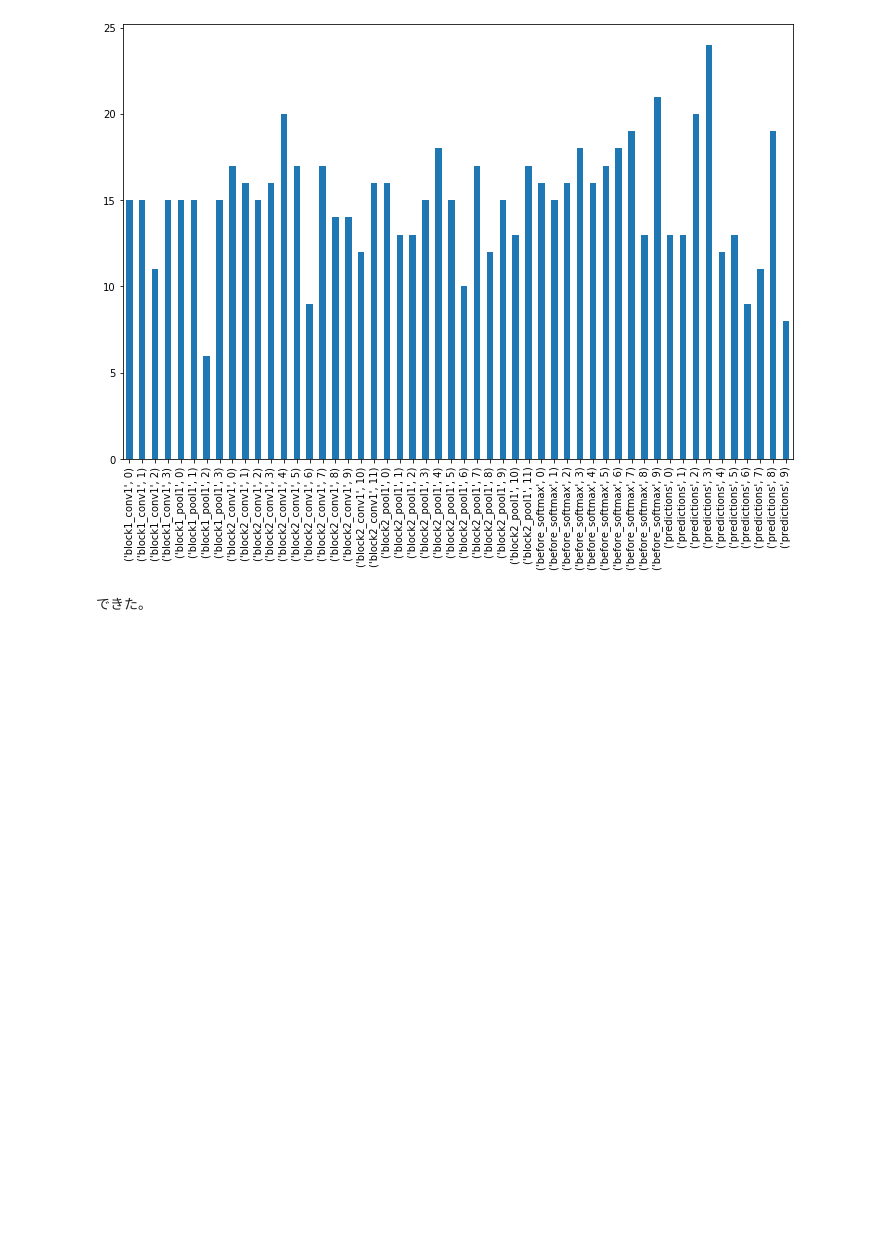
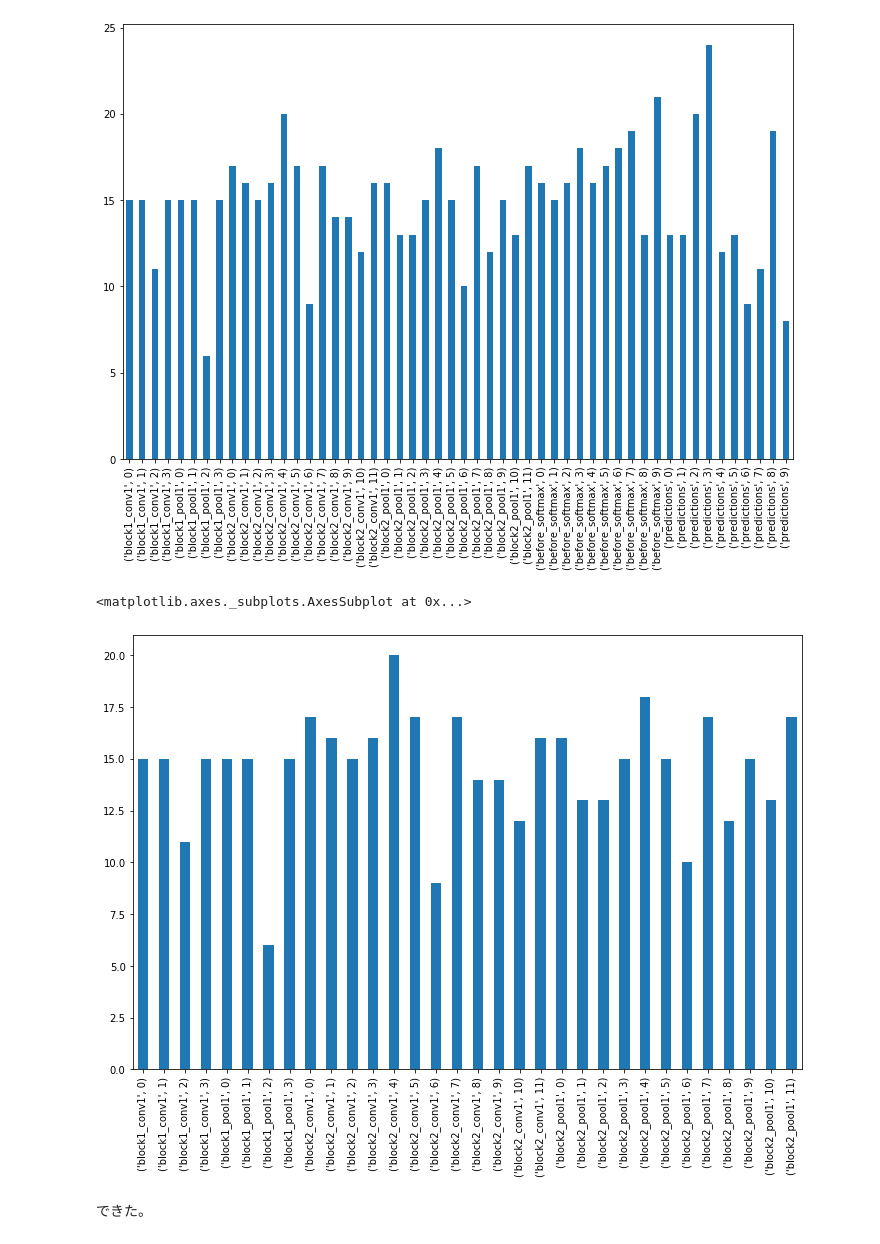
Before and after one commit to isshii/de4test, a Jupyter notebook: DeepXplore/DeepXplore_04_01_result_01_20200209_0046_02.ipynb, the cells around one changed output. Cells and saved outputs as stored; diff of their text form; code cells hidden in the pictures; blank space fills up the shorter version.

```diff
--- a/DeepXplore/DeepXplore_04_01_result_01_20200209_0046_02.ipynb
+++ b/DeepXplore/DeepXplore_04_01_result_01_20200209_0046_02.ipynb
@@ -277,5 +278,12 @@ df5_scale.sum().plot(kind = "bar")
 # %% [output]
 <matplotlib.axes._subplots.AxesSubplot at 0x...>
 [figure]
+# %%
+fig, axes = plt.subplots(figsize=(12, 8))
+#df5_scale.sum().plot(kind = "bar")
+df5_scale.iloc[:,0:32].sum().plot(kind = "bar")
+# %% [output]
+<matplotlib.axes._subplots.AxesSubplot at 0x...>
+[figure, added]
 # %% [markdown]
 できた。
```
Also changed, not shown: parts of 10 cells of this notebook.
